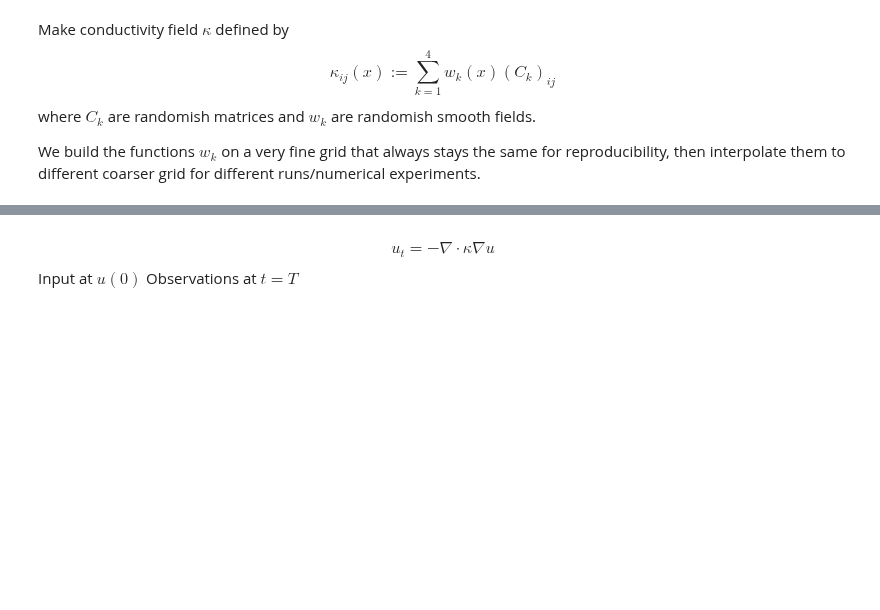
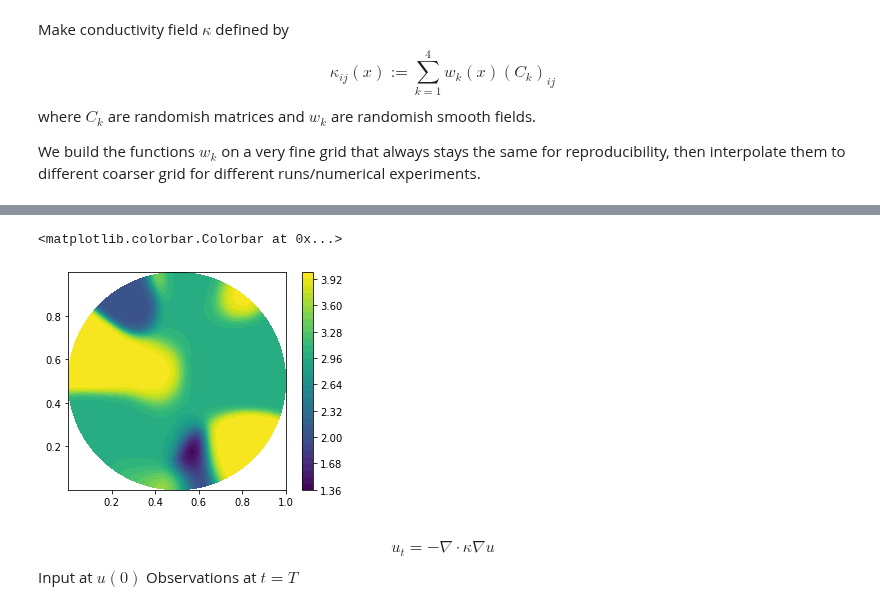
Before and after one commit to NickAlger/localpsf, a Jupyter notebook: code/heat_inverse_problem.ipynb, the cells around one changed output, grey strips where cells are left out. Cells and saved outputs as stored; diff of their text form; code cells hidden in the pictures; blank space fills up the shorter version.

```diff
--- a/code/heat_inverse_problem.ipynb
+++ b/code/heat_inverse_problem.ipynb
@@ -103,3 +108,20 @@ for k in range(nw):
+# %%
+# cc = 10*np.random.rand(len(ww))
+cc = np.arange(len(ww))+1.
+
+w_sum = fenics.Function(V)
+for w, c in zip(ww, cc):
+    w_sum.vector()[:] = w_sum.vector()[:] + c * w.vector()
+# w_sum.vector()[:] = (cc[0] * ww[0].vector() +
+#                      cc[1] * ww[1].vector() +
+#                      5.0 * ww[2].vector() +
+#                      3.0 * ww[3].vector())
+
+cm = fenics.plot(w_sum)
+plt.colorbar(cm)
+# %% [output]
+<matplotlib.colorbar.Colorbar at 0x...>
+[figure, added]
 # %% [markdown]
 $$u_t = -\nabla \cdot \kappa \nabla u$$
 Input at $u(0)$
```
Also changed, not shown: parts of 4 cells of this notebook, 1 other file.
